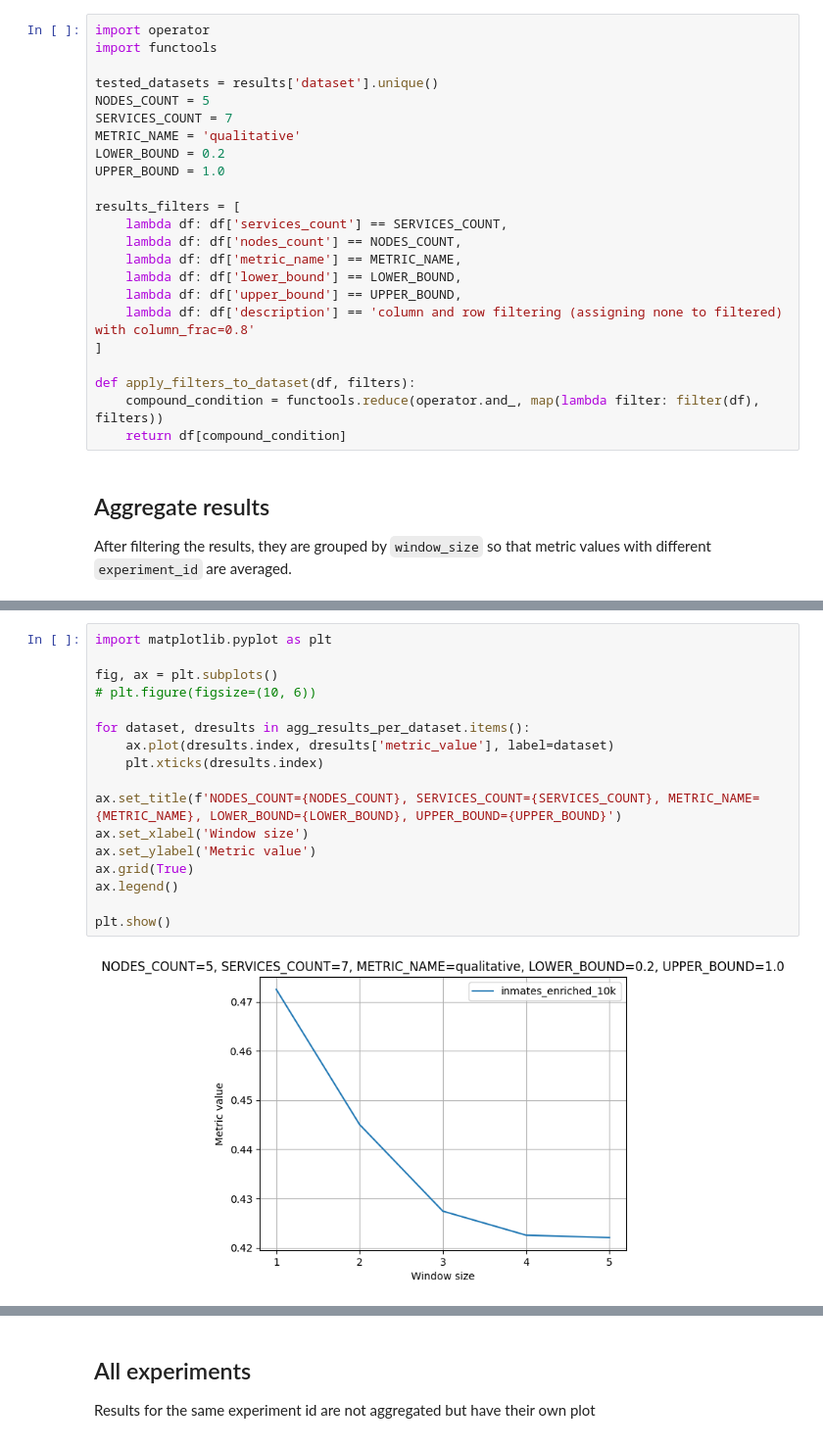
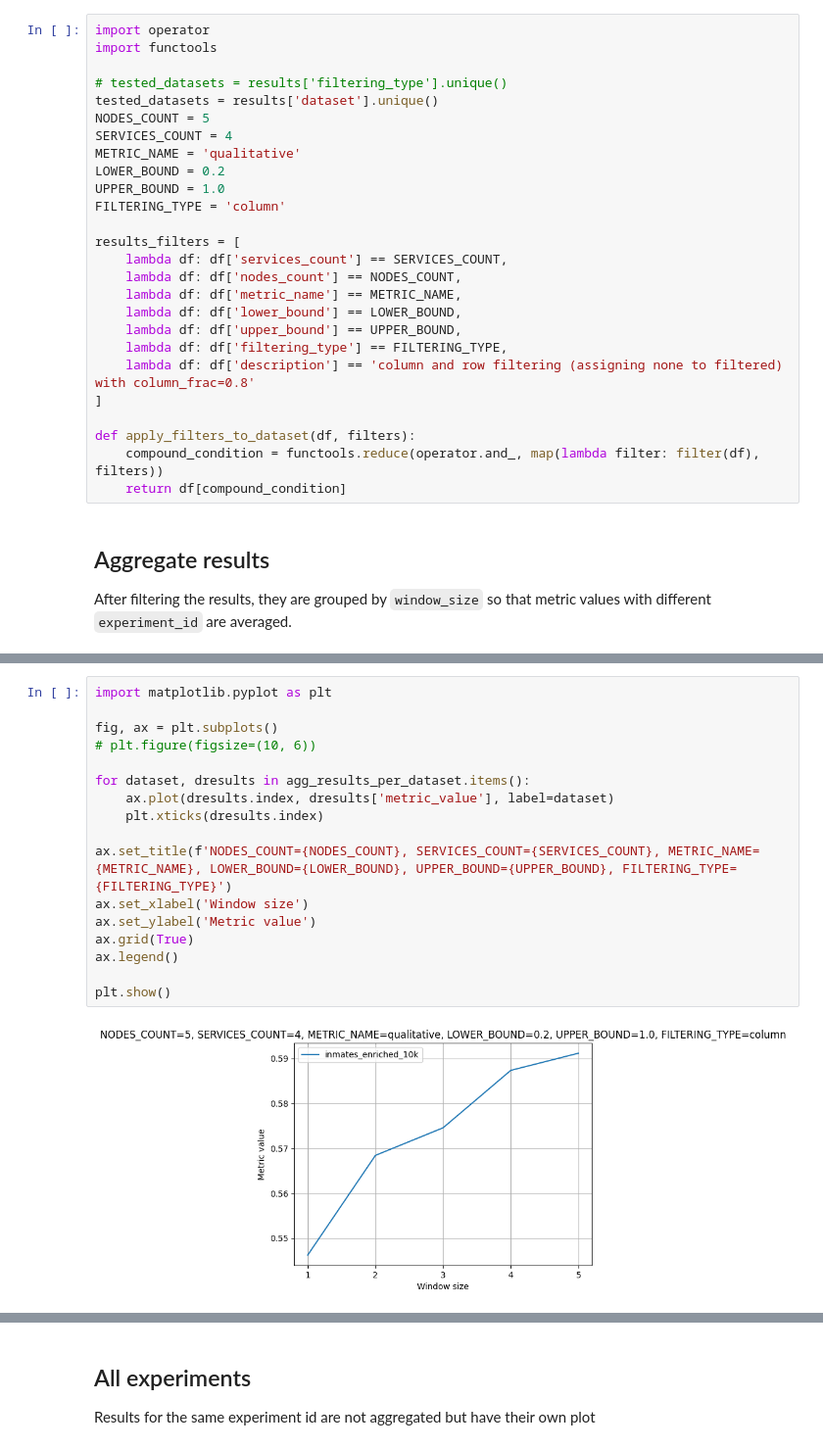
Before and after one commit to SESARLab/data-quality-simulator, a Jupyter notebook: notebooks/aggregate.ipynb, the cells around one changed output, grey strips where cells are left out. Shown: that part at 98% size. Saved outputs shown, nothing was run; the diff lists cells and outputs as text.

```diff
--- a/notebooks/aggregate.ipynb
+++ b/notebooks/aggregate.ipynb
@@ -25,12 +32,14 @@ results.head()
 import operator
 import functools
 
+# tested_datasets = results['filtering_type'].unique()
 tested_datasets = results['dataset'].unique()
 NODES_COUNT = 5
-SERVICES_COUNT = 7
+SERVICES_COUNT = 4
 METRIC_NAME = 'qualitative'
 LOWER_BOUND = 0.2
 UPPER_BOUND = 1.0
+FILTERING_TYPE = 'column'
 
 results_filters = [
     lambda df: df['services_count'] == SERVICES_COUNT,
@@ -38,6 +47,7 @@ results_filters = [
     lambda df: df['metric_name'] == METRIC_NAME,
     lambda df: df['lower_bound'] == LOWER_BOUND,
     lambda df: df['upper_bound'] == UPPER_BOUND,
+    lambda df: df['filtering_type'] == FILTERING_TYPE,
     lambda df: df['description'] == 'column and row filtering (assigning none to filtered) with column_frac=0.8'
 ]
 
@@ -69,19 +80,19 @@ for dataset in tested_datasets:
 # %%
 import matplotlib.pyplot as plt
 
 fig, ax = plt.subplots()
 # plt.figure(figsize=(10, 6))
 
 for dataset, dresults in agg_results_per_dataset.items():
     ax.plot(dresults.index, dresults['metric_value'], label=dataset)
     plt.xticks(dresults.index)
 
-ax.set_title(f'NODES_COUNT={NODES_COUNT}, SERVICES_COUNT={SERVICES_COUNT}, METRIC_NAME={METRIC_NAME}, LOWER_BOUND={LOWER_BOUND}, UPPER_BOUND={UPPER_BOUND}')
+ax.set_title(f'NODES_COUNT={NODES_COUNT}, SERVICES_COUNT={SERVICES_COUNT}, METRIC_NAME={METRIC_NAME}, LOWER_BOUND={LOWER_BOUND}, UPPER_BOUND={UPPER_BOUND}, FILTERING_TYPE={FILTERING_TYPE}')
 ax.set_xlabel('Window size')
 ax.set_ylabel('Metric value')
 ax.grid(True)
 ax.legend()
 
 plt.show()
 # %% [output]
-[figure, old version]
+[figure, new version]
```
Also changed, not shown: parts of 4 cells of this notebook, 1 other file.
